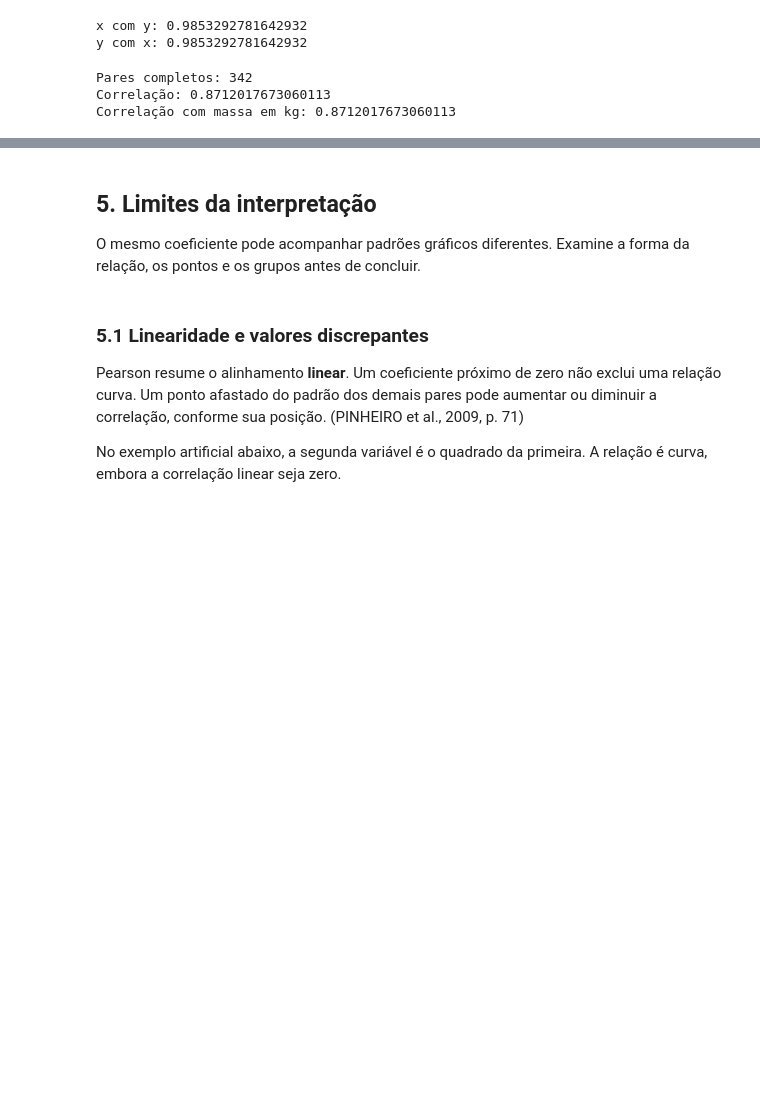
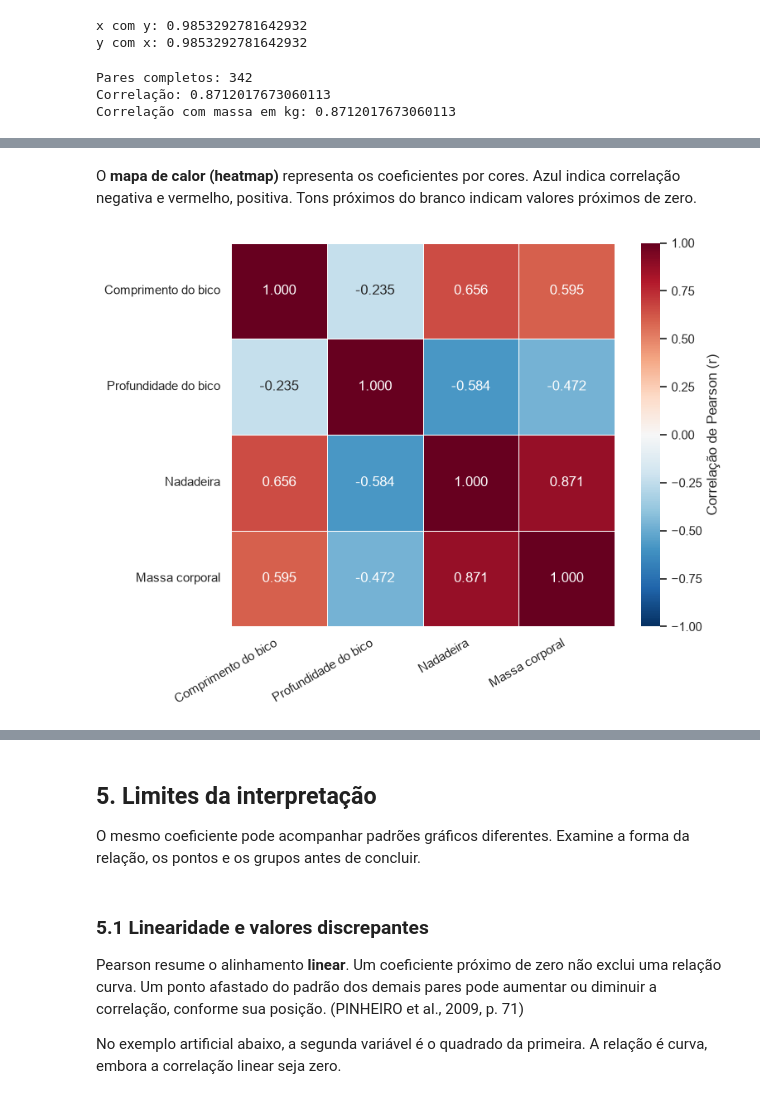
Before and after one commit to carubbi/MQ, a Jupyter notebook: notebooks/resolvidos/u1_a10.ipynb, the cells around one changed output, grey strips where cells are left out. Saved outputs shown, nothing was run; the diff lists cells and outputs as text; code cells hidden in the pictures; blank space fills up the shorter version.

```diff
--- a/notebooks/resolvidos/u1_a10.ipynb
+++ b/notebooks/resolvidos/u1_a10.ipynb
@@ -331,0 +328,6 @@ Fonte: CARUBBI, 2026, com dados de HORST; HILL; GORMAN, 2020.
+# %%
+# Calcular a matriz de correlação das medidas
+cols = ['CULMEN_LENGTH', 'CULMEN_DEPTH', 'FLIPPER_LENGTH', 'BODY_MASS']
+medidas = df[cols].dropna()
+print('Registros completos:', len(medidas))
+medidas.corr().round(3)
@@ -331,0 +341,16 @@ Fonte: CARUBBI, 2026, com dados de HORST; HILL; GORMAN, 2020.
+# %% [markdown]
+O **mapa de calor (heatmap)** representa os coeficientes por cores. Azul indica correlação negativa e vermelho, positiva. Tons próximos do branco indicam valores próximos de zero.
+# %%
+# Representar a matriz de correlação por cores
+rotulos = ['Comprimento do bico', 'Profundidade do bico', 'Nadadeira', 'Massa corporal']
+fig, ax = plt.subplots(figsize=(8, 6))
+sns.heatmap(medidas.corr(), annot=True, fmt='.3f', cmap='RdBu_r',
+            vmin=-1, vmax=1, center=0, square=True, linewidths=0.5,
+            xticklabels=rotulos, yticklabels=rotulos,
+            cbar_kws={'label': 'Correlação de Pearson (r)'}, ax=ax)
+ax.set_xticklabels(rotulos, rotation=30, ha='right')
+ax.set_yticklabels(rotulos, rotation=0)
+plt.tight_layout()
+plt.show()
+# %% [output]
+[figure, added]
```
Also changed, not shown: parts of 27 cells of this notebook, 1 other file.
